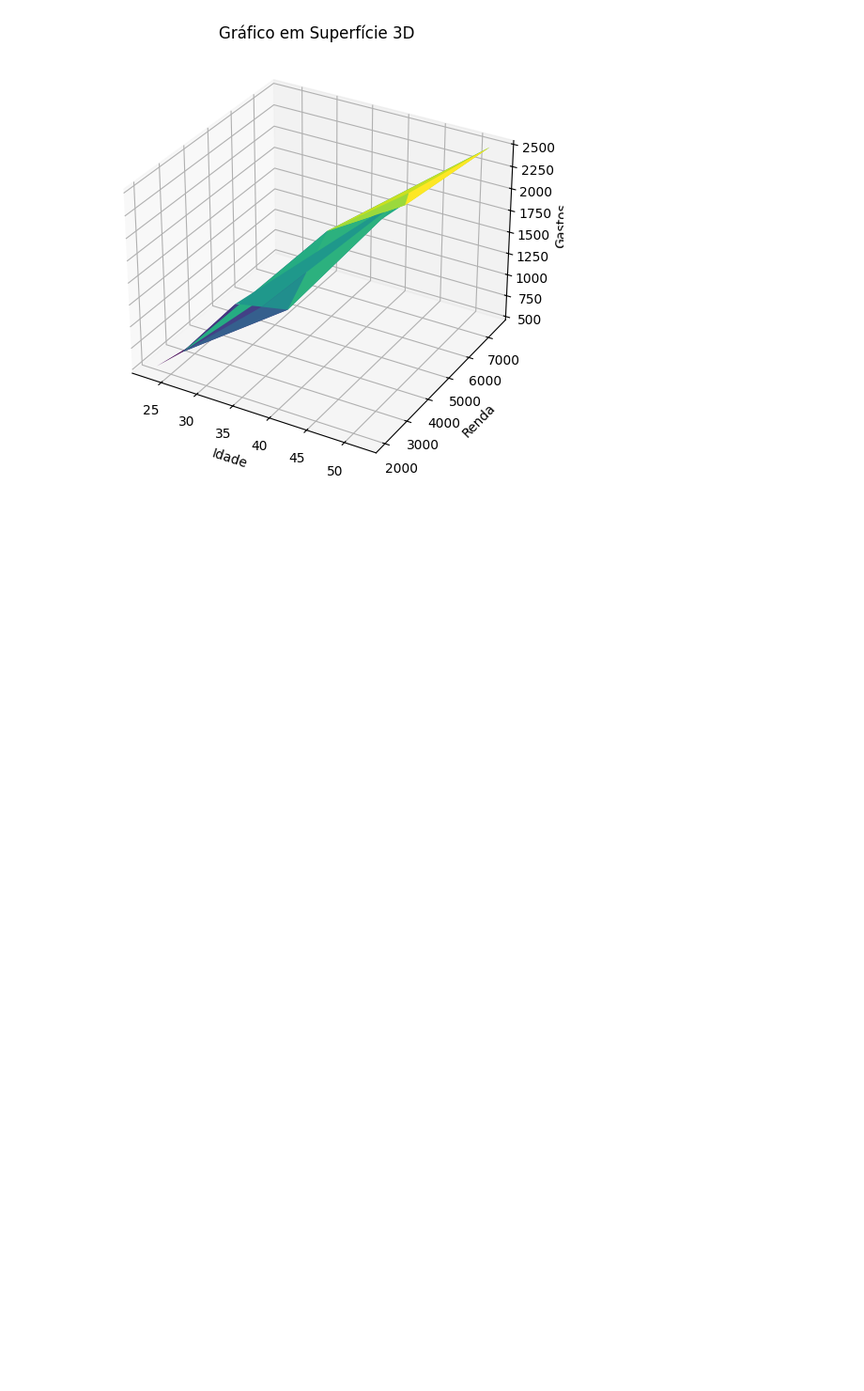
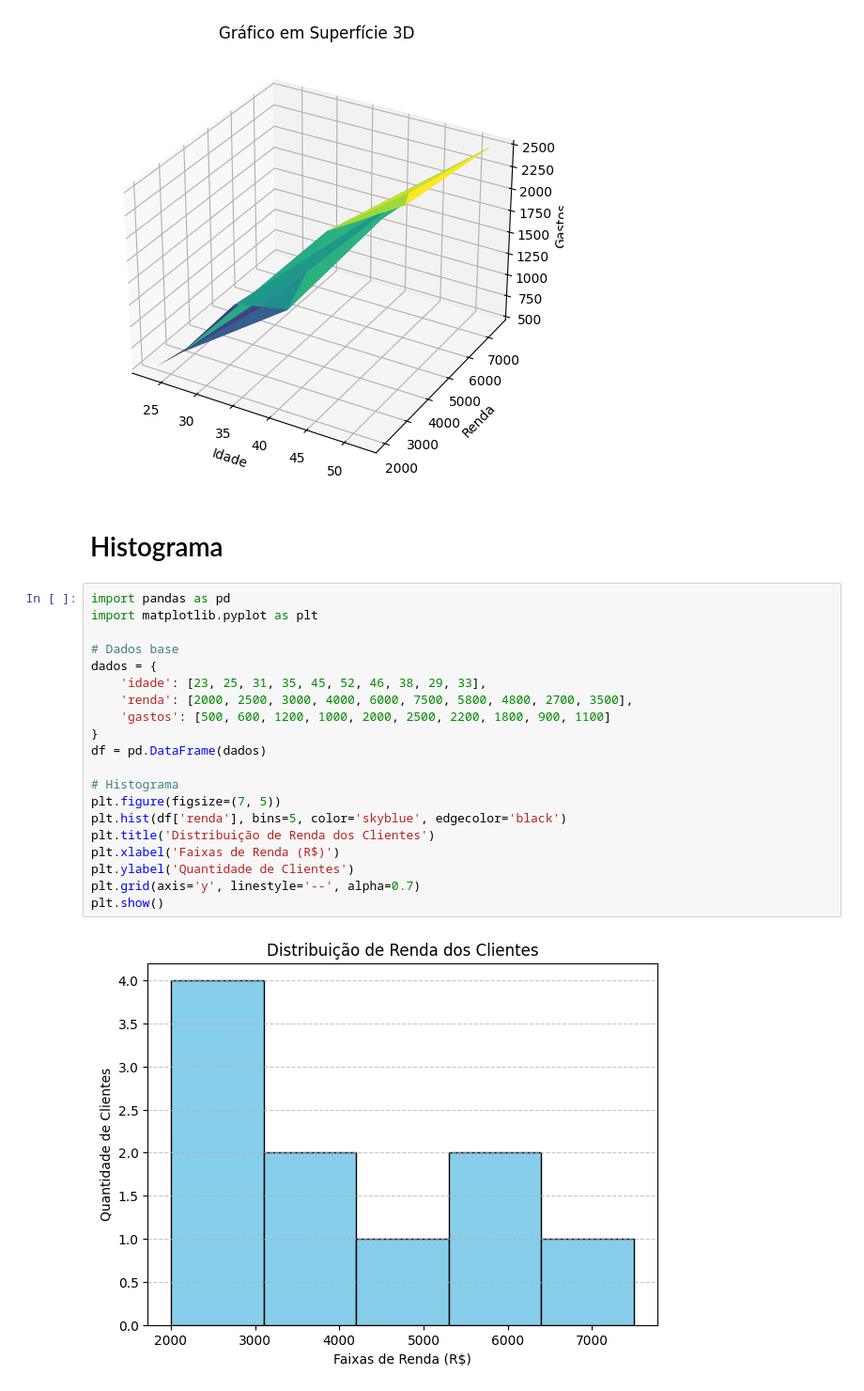
Before and after one commit to wesleyorrr/AND_AL_ONE, a Jupyter notebook: Analise_dados0.ipynb, the cells around one changed output. Shown at 94% size. Cells and saved outputs as stored; diff of their text form; blank space fills up the shorter version.

```diff
--- a/Analise_dados0.ipynb
+++ b/Analise_dados0.ipynb
@@ -876,3 +876,27 @@ ax.set_title("Gráfico em Superfície 3D")
 plt.show()
 # %% [output]
 [figure]
+# %% [markdown]
+# Histograma
+# %%
+import pandas as pd
+import matplotlib.pyplot as plt
+
+# Dados base
+dados = {
+    'idade': [23, 25, 31, 35, 45, 52, 46, 38, 29, 33],
+    'renda': [2000, 2500, 3000, 4000, 6000, 7500, 5800, 4800, 2700, 3500],
+    'gastos': [500, 600, 1200, 1000, 2000, 2500, 2200, 1800, 900, 1100]
+}
+df = pd.DataFrame(dados)
+
+# Histograma
+plt.figure(figsize=(7, 5))
+plt.hist(df['renda'], bins=5, color='skyblue', edgecolor='black')
+plt.title('Distribuição de Renda dos Clientes')
+plt.xlabel('Faixas de Renda (R$)')
+plt.ylabel('Quantidade de Clientes')
+plt.grid(axis='y', linestyle='--', alpha=0.7)
+plt.show()
+# %% [output]
+[figure, added]
```
